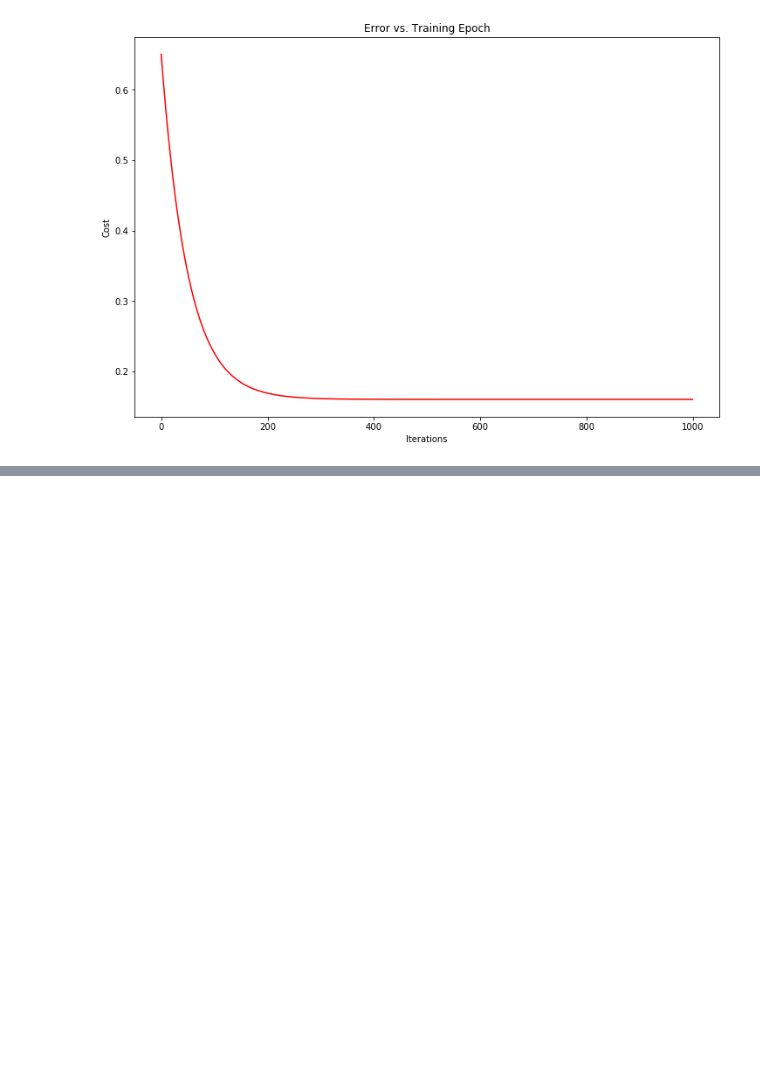
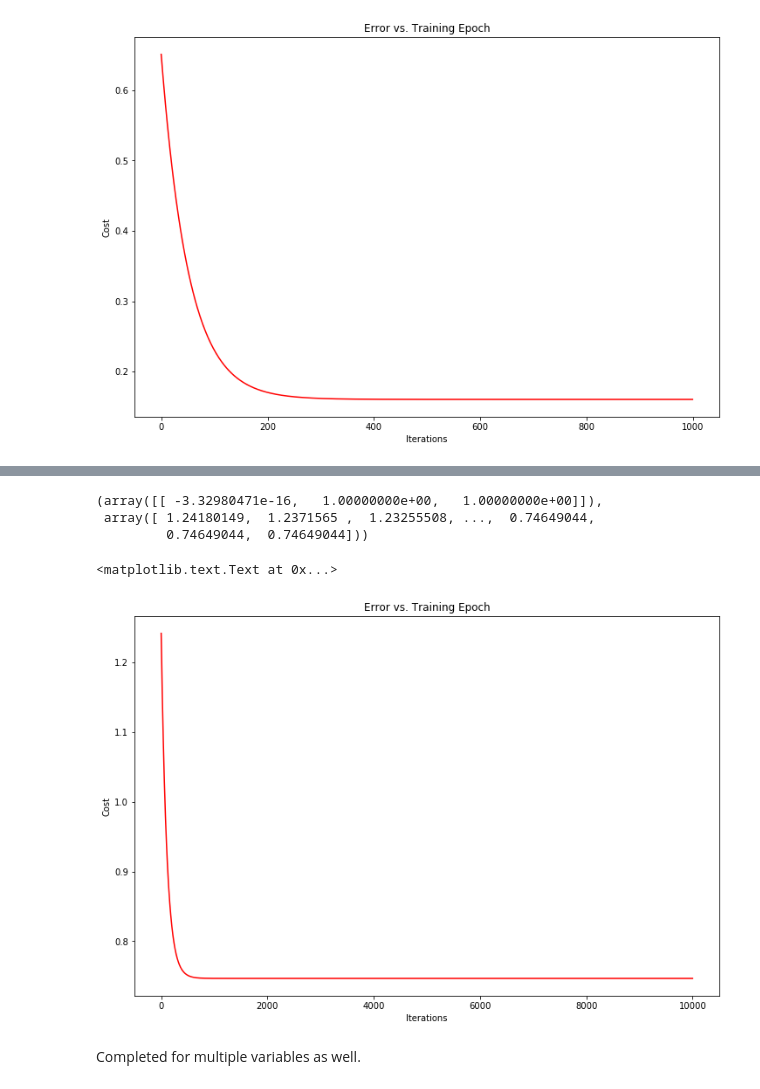
Before and after one commit to bakszero/Retro, a Jupyter notebook: LinearRegression.ipynb, the cells around one changed output, grey strips where cells are left out. Saved outputs shown, nothing was run; the diff lists cells and outputs as text; code cells hidden in the pictures; blank space fills up the shorter version.

Commit message:
Multiple variable LR added.

```diff
--- a/LinearRegression.ipynb
+++ b/LinearRegression.ipynb
@@ -154,0 +214,2 @@ ax.set_title('Predicted Profit vs. Population Size')
+# %%
+data2.insert(0, 'Ones', 1)
@@ -154,0 +225,8 @@ ax.set_title('Predicted Profit vs. Population Size')
+# %%
+cols = data2.shape[1]
+x2 = data2.iloc[:, 0:cols-1]
+y2 = data2.iloc[:, cols-1:cols]
+# %%
+theta2 = np.ones((1,3))
+# %%
+final2, cost2 =gradient_descent(x2,y2, theta2, alpha, 10000)
@@ -154,0 +251,17 @@ ax.set_title('Predicted Profit vs. Population Size')
+# %%
+final2, cost2
+# %% [output]
+(array([[ -3.32980471e-16,   1.00000000e+00,   1.00000000e+00]]),
+ array([ 1.24180149,  1.2371565 ,  1.23255508, ...,  0.74649044,
+         0.74649044,  0.74649044]))
+# %%
+fig, ax = plt.subplots(figsize=(12,8))
+ax.plot(np.arange(10000), cost2, 'r')
+ax.set_xlabel('Iterations')
+ax.set_ylabel('Cost')
+ax.set_title('Error vs. Training Epoch')
+# %% [output]
+<matplotlib.text.Text at 0x...>
+[figure, added]
+# %% [markdown]
+Completed for multiple variables as well.
```
Also changed, not shown: parts of 9 cells of this notebook, 1 other file.
